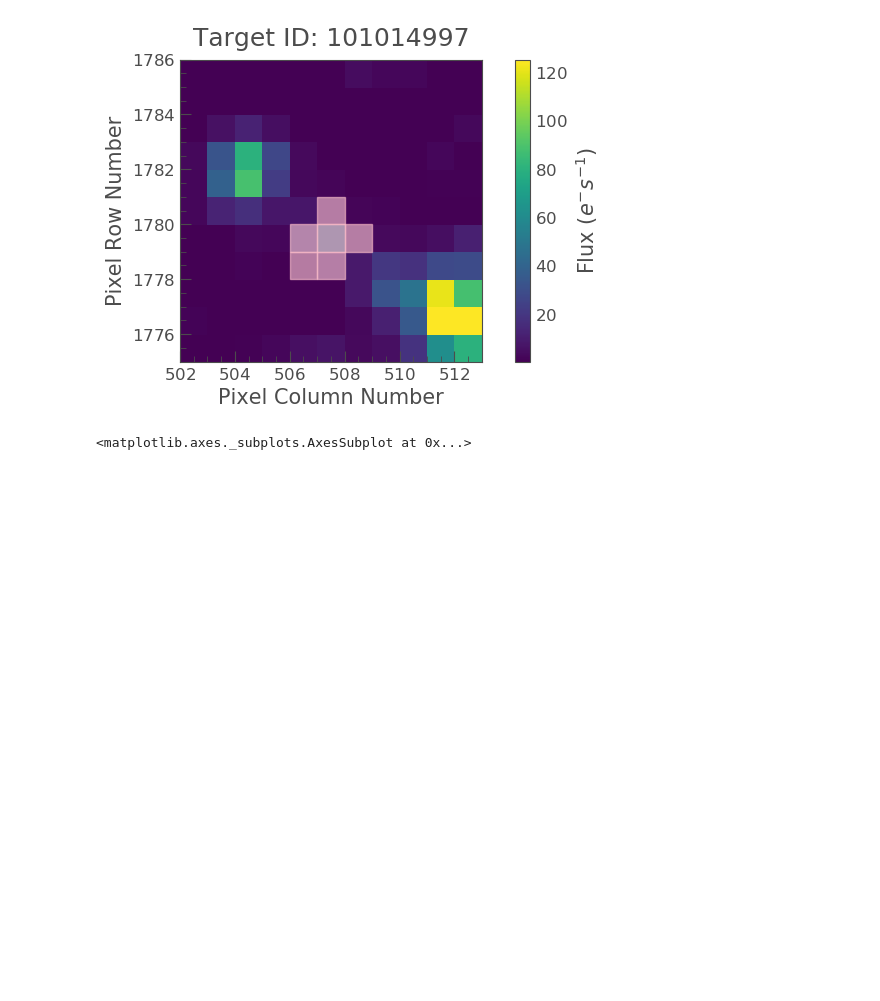
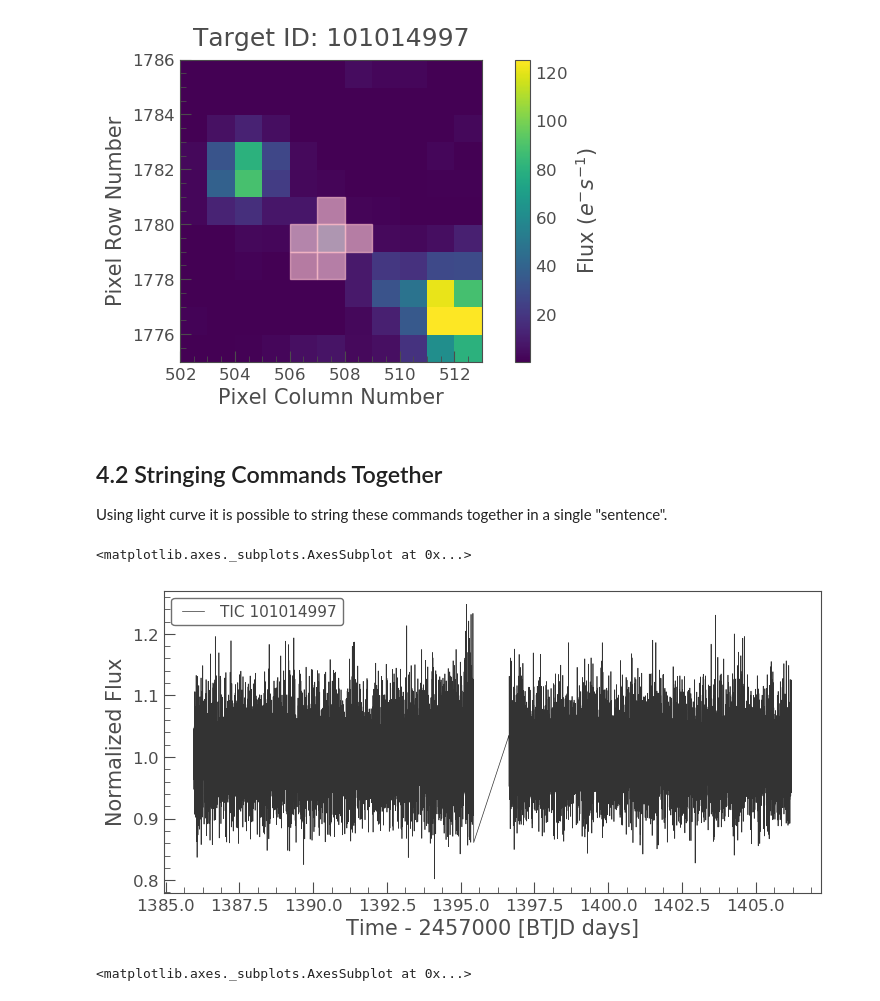
Before and after one commit to mustaric/susanTutorials, a Jupyter notebook: Delaware2019/Lightkurve TESS.ipynb, the cells around one changed output. Drawn from its saved outputs; the diff is of its cells as text; code cells hidden in the pictures; blank space fills up the shorter version.

```diff
--- a/Delaware2019/Lightkurve TESS.ipynb
+++ b/Delaware2019/Lightkurve TESS.ipynb
@@ -36,5 +32,16 @@ tpf.plot(aperture_mask=tpf.pipeline_mask)
 # %% [output]
 <matplotlib.axes._subplots.AxesSubplot at 0x...>
 [figure]
+# %% [markdown]
+## 4.2 Stringing Commands Together
+Using light curve it is possible to string these commands together in a single "sentence".
+# %%
+#This removes the nans, removes a median filter of windown length 401 and removes the outliers
+#Breaktolerance tells it how big the gap before splitting it into two.
+lc = lcf.PDCSAP_FLUX.remove_nans().flatten(window_length=401, break_tolerance=50).remove_outliers()
+lc.plot()
+# %% [output]
+<matplotlib.axes._subplots.AxesSubplot at 0x...>
+[figure, added]
 # %%
 #Take a Periodogram
```
Also changed, not shown: parts of 9 cells of this notebook, 1 other file.
